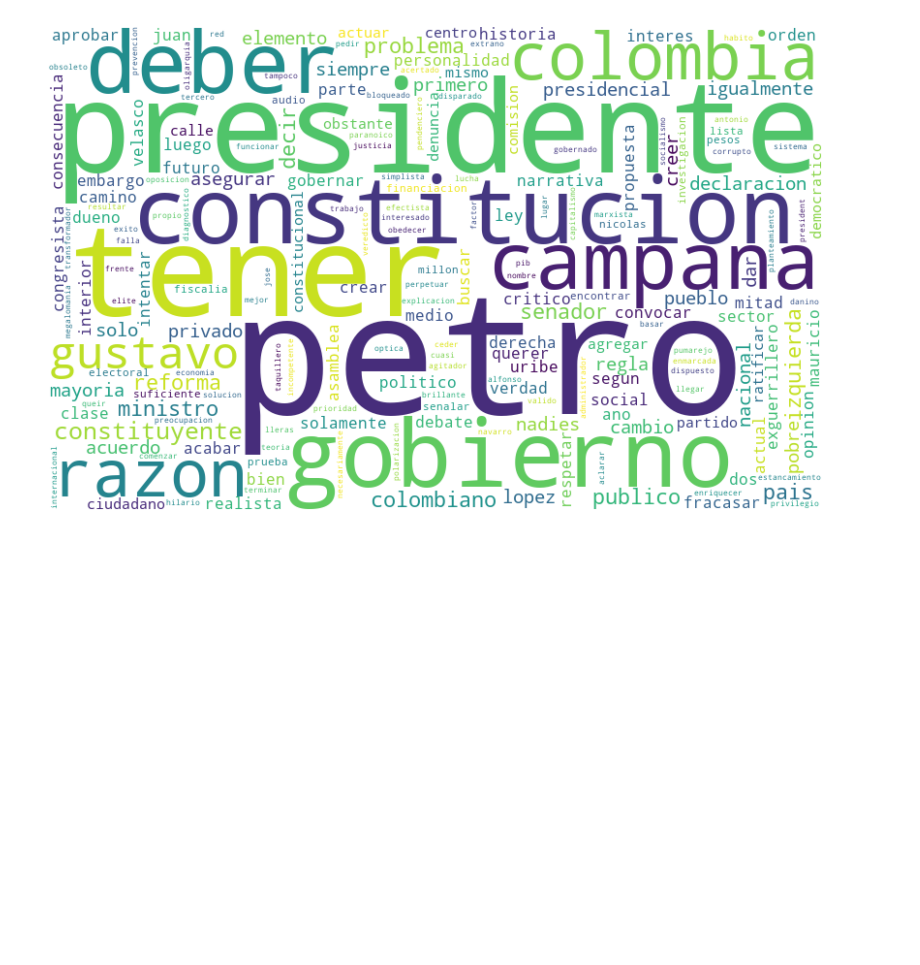
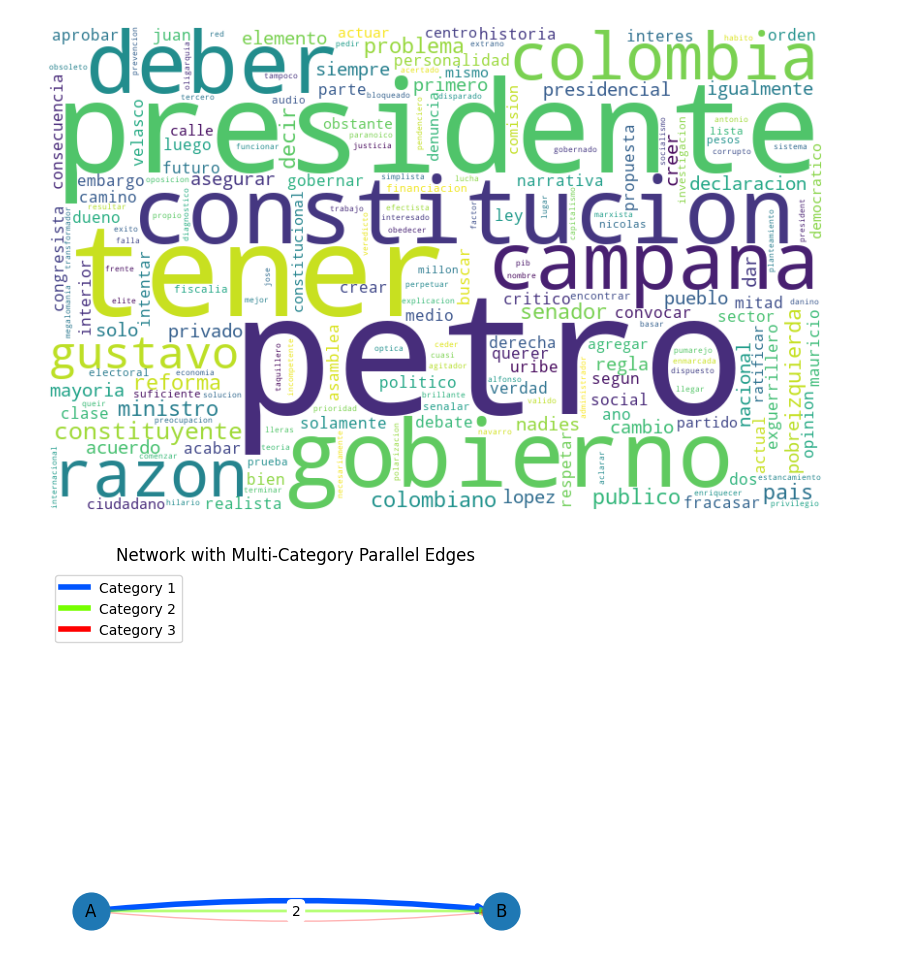
Before and after one commit to alejomaar/Network-Science-for-Data-Analytics, a Jupyter notebook: term_project/term_project.ipynb, the cells around one changed output. Cells and saved outputs as stored; diff of their text form; code cells hidden in the pictures; blank space fills up the shorter version.

Commit message:
feat: implement categories

```diff
--- a/term_project/term_project.ipynb
+++ b/term_project/term_project.ipynb
@@ -757,3 +761,76 @@ plt.axis('off')  # Hide the axes
 plt.show()
 # %% [output]
 [figure]
+# %%
+import networkx as nx
+import matplotlib.pyplot as plt
+
+# Data including multiple categories for the same edge
+data = [
+    ('A', 'B', {'category': 1, 'weight': 5}),
+    ('A', 'B', {'category': 2, 'weight': 3}),
+    ('A', 'B', {'category': 3, 'weight': 2}),
+]
+
+# Create a directed graph
+G = nx.MultiDiGraph()
+
+# Add edges to the graph
+for u, v, attr in data:
+    G.add_edge(u, v, weight=attr['weight'], category=attr['category'])
+
+# Define colors and styles for different categories
+category_styles = {
+    1: {"color": "#0055FF", "style": "solid", "label": 'Category 1'},
+    2: {"color": "#77FF00", "style": "solid", "label": 'Category 2'},
+    3: {"color": "#FF0000", "style": "solid", "label": 'Category 3'}
+}
+
+# Node positions
+pos = {'A': (0, 0), 'B': (1, 0)}
+
+# Drawing nodes
+nx.draw_networkx_nodes(G, pos, node_size=700)
+
+# Extract max and min weights for dynamic edge styling
+max_weight = max(attr['weight'] for u, v, attr in data)
+min_weight = min(attr['weight'] for u, v, attr in data)
+
+# Function to scale values (linear interpolation)
+def scale(value, min_val, max_val, new_min, new_max):
+    return new_min + (new_max - new_min) * ((value - min_val) / (max_val - min_val))
+
+# Set offsets for parallel edges to avoid overlapping
+offsets = {1: -0.05, 2: 0, 3: 0.05}  # Adjust these offsets as needed
+
+# Handle parallel edges
+for u, v, key, data in G.edges(data=True, keys=True):
+    # Set edge width and alpha dynamically
+    width = scale(data['weight'], min_weight, max_weight, 1, 4)
+    alpha = scale(data['weight'], min_weight, max_weight, 0.3, 1)
+    nx.draw_networkx_edges(G, pos,
+                           edgelist=[(u, v)],
+                           connectionstyle=f'arc3,rad={offsets[data["category"]]}',
+                           width=width,
+                           edge_color=category_styles[data['category']]['color'],
+                           style=category_styles[data['category']]['style'],
+                           alpha=alpha,
+                           label=category_styles[data['category']]['label'])
+
+# Edge labels for weights
+edge_labels = {(u, v): data['weight'] for u, v, data in G.edges(data=True)}
+nx.draw_networkx_edge_labels(G, pos, edge_labels=edge_labels, font_color='black')
+
+# Draw labels
+nx.draw_networkx_labels(G, pos)
+
+# Adding a legend
+handles = [plt.Line2D([0], [0], color=style['color'], lw=4, linestyle=style['style'], label=style['label'])
+           for style in category_styles.values()]
+plt.legend(handles=handles, loc='upper left')
+
+plt.title('Network with Multi-Category Parallel Edges')
+plt.axis('off')  # Turn off the axis
+plt.show()
+# %% [output]
+[figure, added]
```
Also changed, not shown: parts of 18 cells of this notebook.
